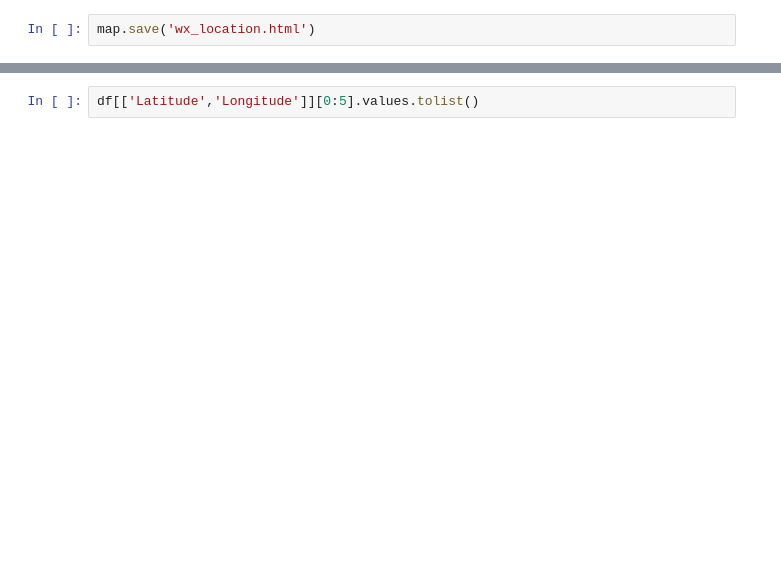
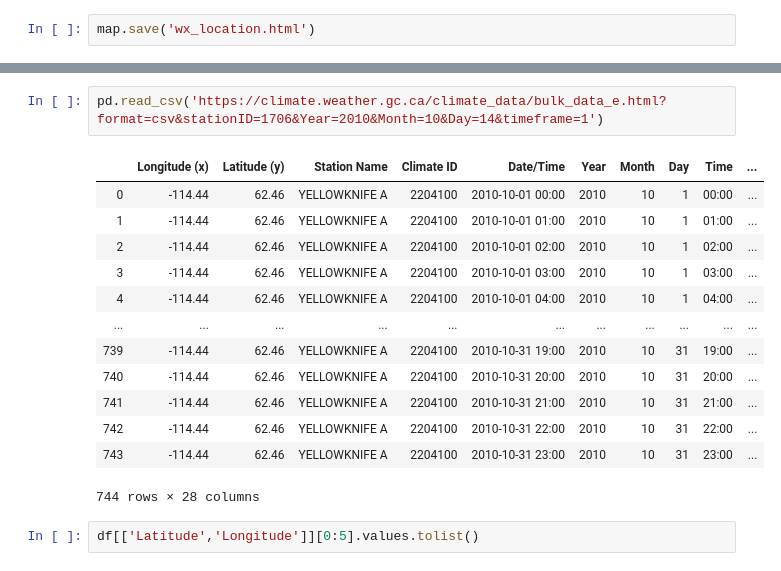
Before and after one commit to david-hurley/env-can-wx-app, a Jupyter notebook: map_generation.ipynb, the cells around one changed output, grey strips where cells are left out. Saved outputs shown, nothing was run; the diff lists cells and outputs as text; blank space fills up the shorter version.

```diff
--- a/map_generation.ipynb
+++ b/map_generation.ipynb
@@ -46,2 +50,18 @@ ValueError: empty separator
+# %%
+pd.read_csv('https://climate.weather.gc.ca/climate_data/bulk_data_e.html?format=csv&stationID=1706&Year=2010&Month=10&Day=14&timeframe=1')
+# %% [output]
+|  | Longitude (x) | Latitude (y) | Station Name | Climate ID | Date/Time | Year | Month | Day | Time | ... |
+| 0 | -114.44 | 62.46 | YELLOWKNIFE A | 2204100 | 2010-10-01 00:00 | 2010 | 10 | 1 | 00:00 | ... |
+| 1 | -114.44 | 62.46 | YELLOWKNIFE A | 2204100 | 2010-10-01 01:00 | 2010 | 10 | 1 | 01:00 | ... |
+| 2 | -114.44 | 62.46 | YELLOWKNIFE A | 2204100 | 2010-10-01 02:00 | 2010 | 10 | 1 | 02:00 | ... |
+| 3 | -114.44 | 62.46 | YELLOWKNIFE A | 2204100 | 2010-10-01 03:00 | 2010 | 10 | 1 | 03:00 | ... |
+| 4 | -114.44 | 62.46 | YELLOWKNIFE A | 2204100 | 2010-10-01 04:00 | 2010 | 10 | 1 | 04:00 | ... |
+| ... | ... | ... | ... | ... | ... | ... | ... | ... | ... | ... |
+| 739 | -114.44 | 62.46 | YELLOWKNIFE A | 2204100 | 2010-10-31 19:00 | 2010 | 10 | 31 | 19:00 | ... |
+| 740 | -114.44 | 62.46 | YELLOWKNIFE A | 2204100 | 2010-10-31 20:00 | 2010 | 10 | 31 | 20:00 | ... |
+| 741 | -114.44 | 62.46 | YELLOWKNIFE A | 2204100 | 2010-10-31 21:00 | 2010 | 10 | 31 | 21:00 | ... |
+| 742 | -114.44 | 62.46 | YELLOWKNIFE A | 2204100 | 2010-10-31 22:00 | 2010 | 10 | 31 | 22:00 | ... |
+| 743 | -114.44 | 62.46 | YELLOWKNIFE A | 2204100 | 2010-10-31 23:00 | 2010 | 10 | 31 | 23:00 | ... |
+744 rows × 28 columns
 # %%
 df[['Latitude','Longitude']][0:5].values.tolist()
```
Also changed, not shown: parts of 6 cells of this notebook, 3 other files.
